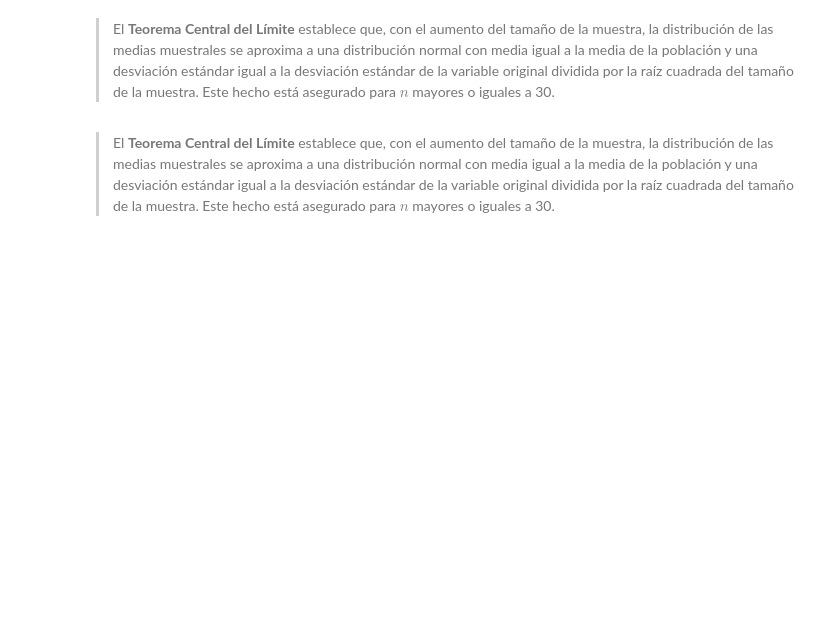
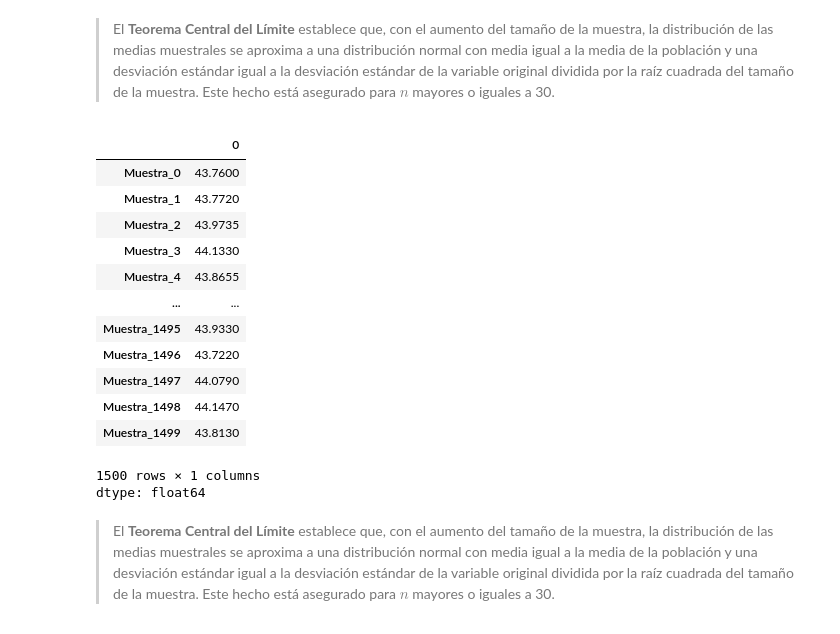
Before and after one commit to dpenamoya-ops/Python-Probabilidad-y-muestreo, a Jupyter notebook: Inicial.ipynb, the cells around one changed output. Cells and saved outputs as stored; diff of their text form; code cells hidden in the pictures; blank space fills up the shorter version.

```diff
--- a/Inicial.ipynb
+++ b/Inicial.ipynb
@@ -838,4 +910,21 @@ La desviación estándar de las medias muestrales se conoce como **error estánd
 # %% [markdown]
 > El **Teorema Central del Límite** establece que, con el aumento del tamaño de la muestra, la distribución de las medias muestrales se aproxima a una distribución normal con media igual a la media de la población y una desviación estándar igual a la desviación estándar de la variable original dividida por la raíz cuadrada del tamaño de la muestra. Este hecho está asegurado para $n$ mayores o iguales a 30.
+# %%
+muestras.mean()
+# %% [output]
+|  | 0 |
+| Muestra_0 | 43.7600 |
+| Muestra_1 | 43.7720 |
+| Muestra_2 | 43.9735 |
+| Muestra_3 | 44.1330 |
+| Muestra_4 | 43.8655 |
+| ... | ... |
+| Muestra_1495 | 43.9330 |
+| Muestra_1496 | 43.7220 |
+| Muestra_1497 | 44.0790 |
+| Muestra_1498 | 44.1470 |
+| Muestra_1499 | 43.8130 |
+1500 rows × 1 columns
+dtype: float64
 # %% [markdown]
 > El **Teorema Central del Límite** establece que, con el aumento del tamaño de la muestra, la distribución de las medias muestrales se aproxima a una distribución normal con media igual a la media de la población y una desviación estándar igual a la desviación estándar de la variable original dividida por la raíz cuadrada del tamaño de la muestra. Este hecho está asegurado para $n$ mayores o iguales a 30.
```
Also changed, not shown: parts of 45 cells of this notebook.
